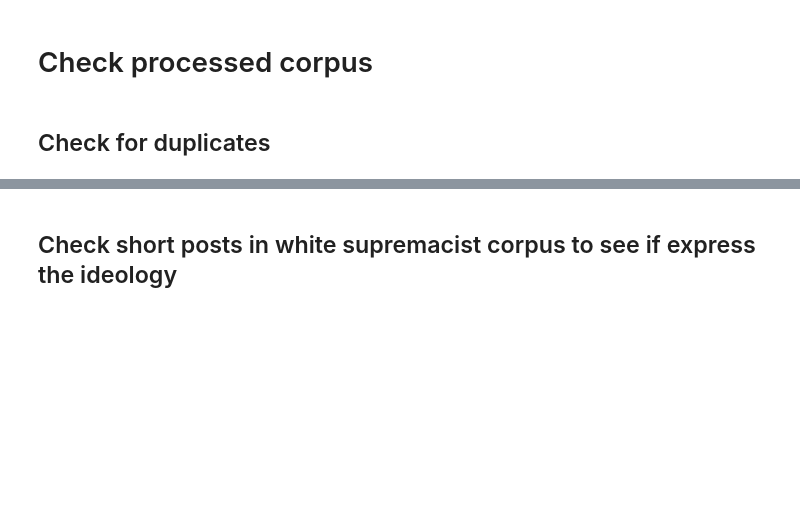
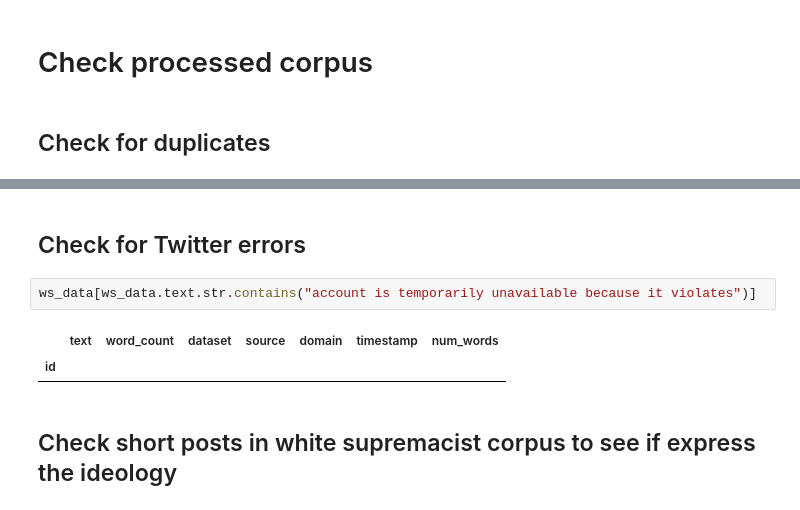
Before and after one commit to michaelmilleryoder/white_supremacist_lang, a Jupyter notebook: jupyter/corpus_stats.ipynb, the cells around one changed output, grey strips where cells are left out. Drawn from its saved outputs; the diff is of its cells as text; blank space fills up the shorter version.

```diff
--- a/jupyter/corpus_stats.ipynb
+++ b/jupyter/corpus_stats.ipynb
@@ -48,3 +90,10 @@ ws_data[ws_data.duplicated(['text'], keep=False)].sort_values('text')
+# %% [markdown]
+## Check for Twitter errors
+# %%
+ws_data[ws_data.text.str.contains("account is temporarily unavailable because it violates")]
+# %% [output]
+|  | text | word_count | dataset | source | domain | timestamp | num_words |
+| id |  |  |  |  |  |  |  |
 # %% [markdown]
 ## Check short posts in white supremacist corpus to see if express the ideology
 # %%
```
Also changed, not shown: parts of 8 cells of this notebook, 12 other files.
